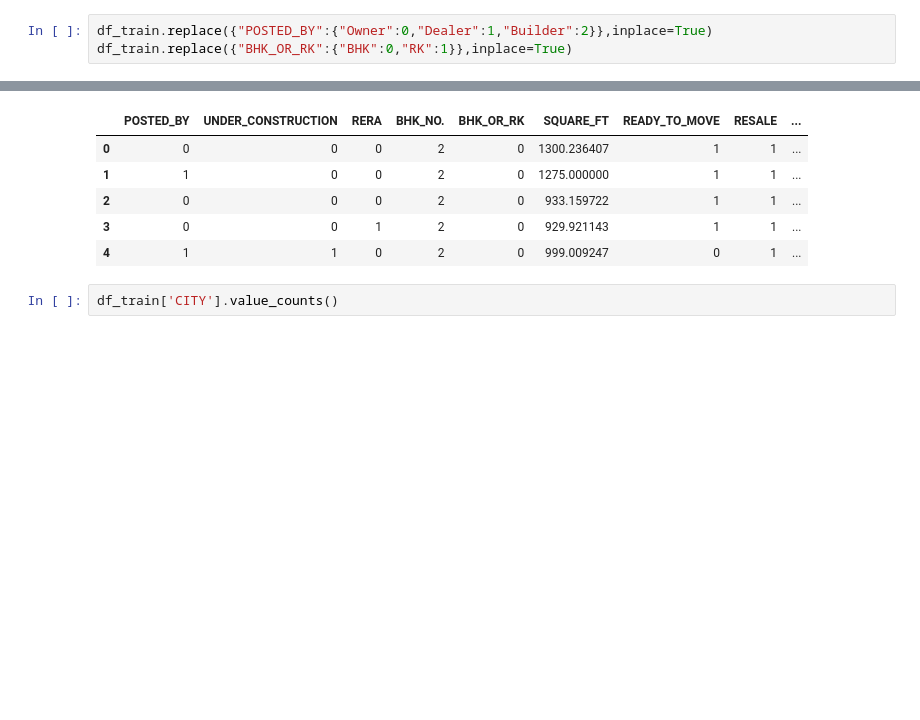
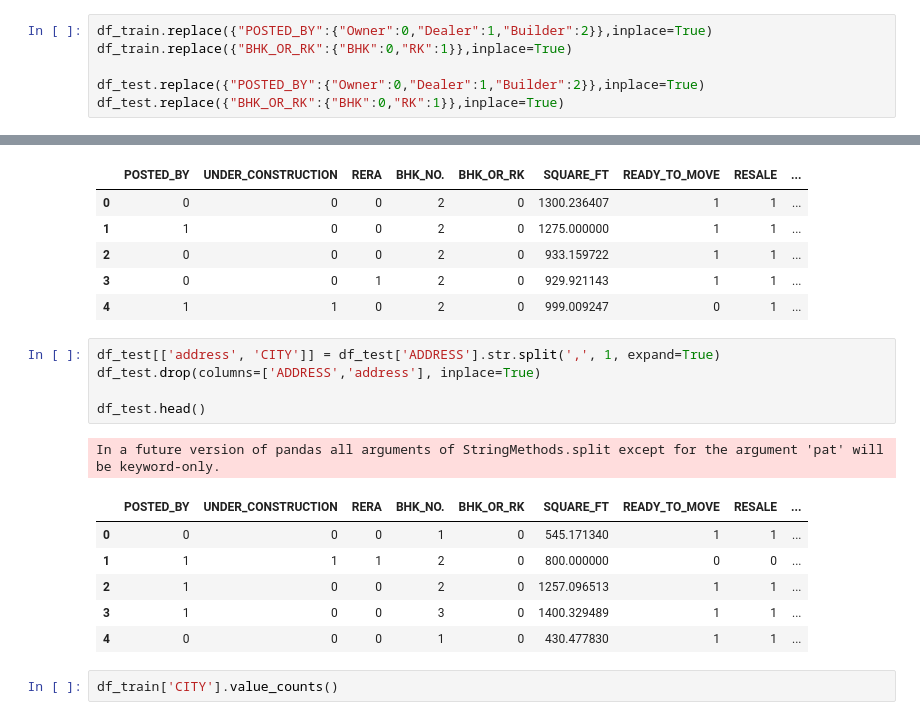
Before and after one commit to deeptudy/kaggle-House_Price_Prediction_Challenge, a Jupyter notebook: housprice.ipynb, the cells around one changed output, grey strips where cells are left out. Cells and saved outputs as stored; diff of their text form; blank space fills up the shorter version.

```diff
--- a/housprice.ipynb
+++ b/housprice.ipynb
@@ -156,6 +161,9 @@ Name: BHK_OR_RK, dtype: int64
 # %%
 df_train.replace({"POSTED_BY":{"Owner":0,"Dealer":1,"Builder":2}},inplace=True)
 df_train.replace({"BHK_OR_RK":{"BHK":0,"RK":1}},inplace=True)
+
+df_test.replace({"POSTED_BY":{"Owner":0,"Dealer":1,"Builder":2}},inplace=True)
+df_test.replace({"BHK_OR_RK":{"BHK":0,"RK":1}},inplace=True)
 # %% [markdown]
 ## 전체 데이터 상관관계 분석
 
@@ -254,6 +262,19 @@ In a future version of pandas all arguments of StringMethods.split except for th
 | 2 | 0 | 0 | 0 | 2 | 0 | 933.159722 | 1 | 1 | ... |
 | 3 | 0 | 0 | 1 | 2 | 0 | 929.921143 | 1 | 1 | ... |
 | 4 | 1 | 1 | 0 | 2 | 0 | 999.009247 | 0 | 1 | ... |
+# %%
+df_test[['address', 'CITY']] = df_test['ADDRESS'].str.split(',', 1, expand=True)
+df_test.drop(columns=['ADDRESS','address'], inplace=True)
+
+df_test.head()
+# %% [output]
+In a future version of pandas all arguments of StringMethods.split except for the argument 'pat' will be keyword-only.
+|  | POSTED_BY | UNDER_CONSTRUCTION | RERA | BHK_NO. | BHK_OR_RK | SQUARE_FT | READY_TO_MOVE | RESALE | ... |
+| 0 | 0 | 0 | 0 | 1 | 0 | 545.171340 | 1 | 1 | ... |
+| 1 | 1 | 1 | 1 | 2 | 0 | 800.000000 | 0 | 0 | ... |
+| 2 | 1 | 0 | 0 | 2 | 0 | 1257.096513 | 1 | 1 | ... |
+| 3 | 1 | 0 | 0 | 3 | 0 | 1400.329489 | 1 | 1 | ... |
+| 4 | 0 | 0 | 0 | 1 | 0 | 430.477830 | 1 | 1 | ... |
 # %%
 df_train['CITY'].value_counts()
 # %% [output]
```
Also changed, not shown: parts of 21 cells of this notebook.
